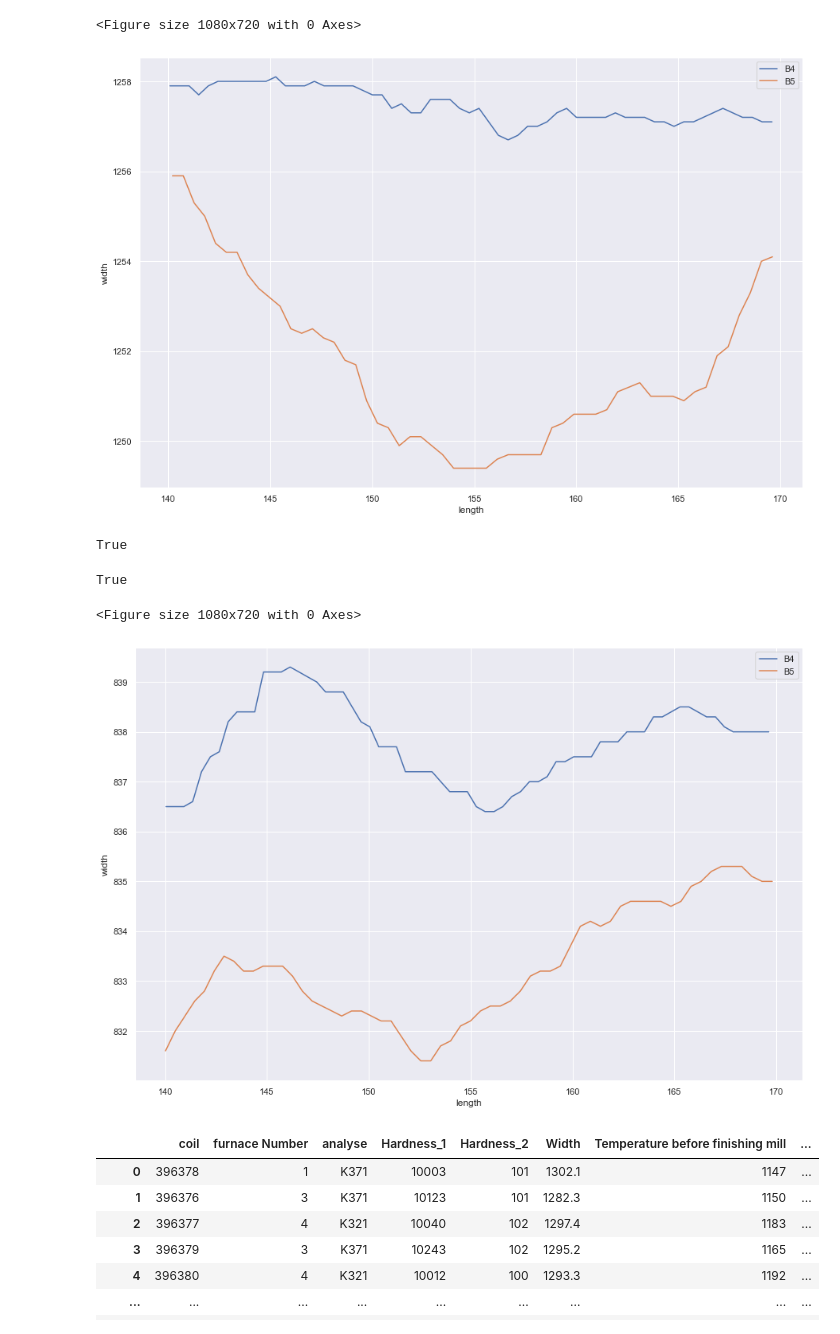
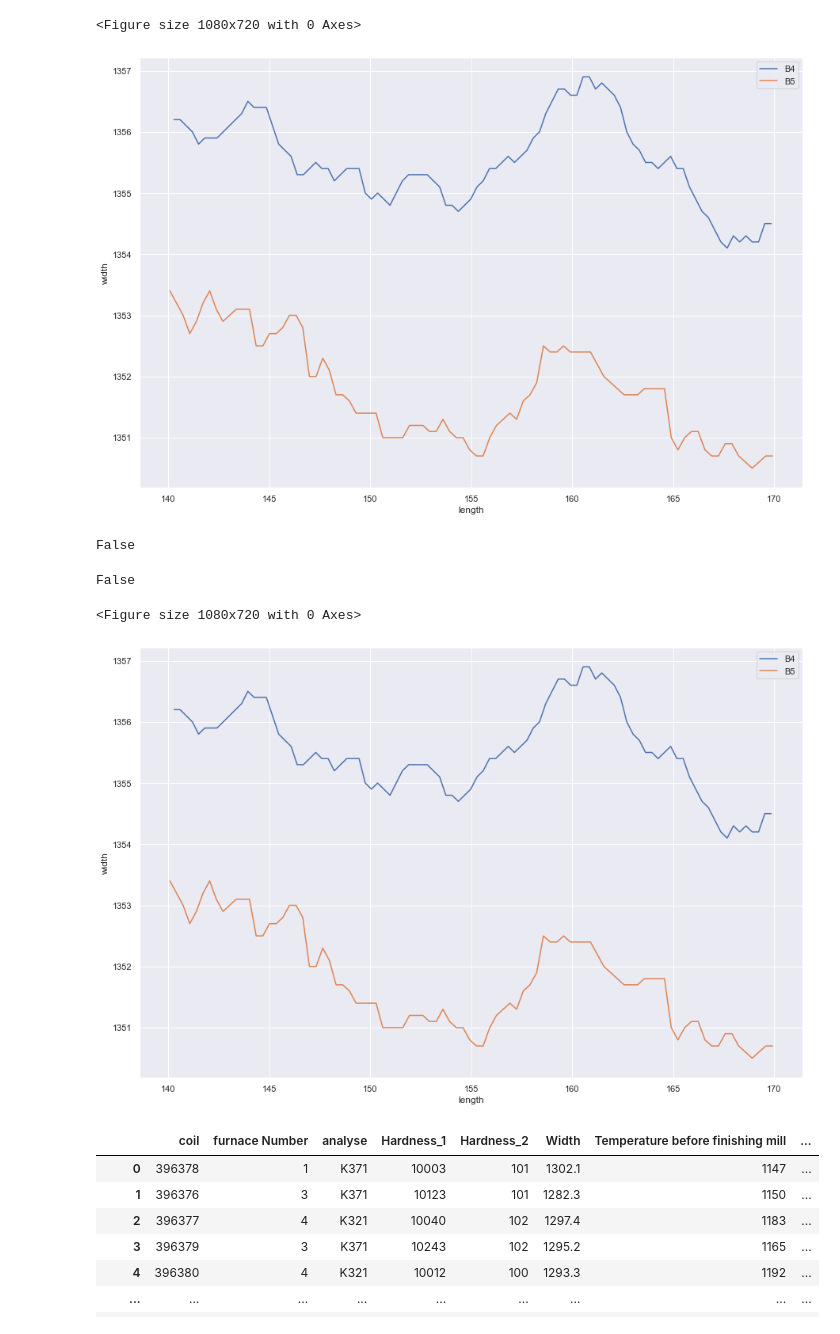
Before and after one commit to HavvaEb/ArcelorMittal_project, a Jupyter notebook: CalculateConstriction.ipynb, the cells around one changed output. Saved outputs shown, nothing was run; the diff lists cells and outputs as text; code cells hidden in the pictures.

```diff
--- a/CalculateConstriction.ipynb
+++ b/CalculateConstriction.ipynb
@@ -9,8 +9,8 @@ df = pd.read_csv("data/CoilData.csv")
 # %%
 #Reading Seperate CSV files
 
-dfb4 = "data/SignalExport/400442B4.csv"
-dfb5 = "data/SignalExport/400442B5.csv"
+dfb4 = "data/SignalExport/400594B4.csv"
+dfb5 = "data/SignalExport/400594B5.csv"
 
 
 def read_single_csv(filename):
@@ -65,7 +65,7 @@ def mini_plot(b4,b5):
 mini_plot(b4,b5)
 # %% [output]
 <Figure size 1080x720 with 0 Axes>
-[figure, old version]
+[figure, new version]
 # %%
 def calculate_constriction(B4,B5):
 
@@ -95,22 +95,22 @@ def calculate_constriction(B4,B5):
 
 calculate_constriction(b4,b5)
 # %% [output]
-True
+False
 # %%
 #Calculate single coil
-coil_number = 401554
+coil_number = 400594
 dfb4 = f"data/SignalExport/{coil_number}B4.csv"
 dfb5 = f"data/SignalExport/{coil_number}B5.csv"
 
 
 b4 = read_single_csv(dfb4)
 b5 = read_single_csv(dfb5)
 mini_plot(b4,b5)
 calculate_constriction(b4,b5)
 # %% [output]
-True
+False
 <Figure size 1080x720 with 0 Axes>
-[figure, old version]
+[figure, new version]
 # %%
 #Create new constriction column
 df = pd.read_csv("data/CoilData.csv")
```
Also changed, not shown: parts of 1 cell of this notebook, 1 other file.
